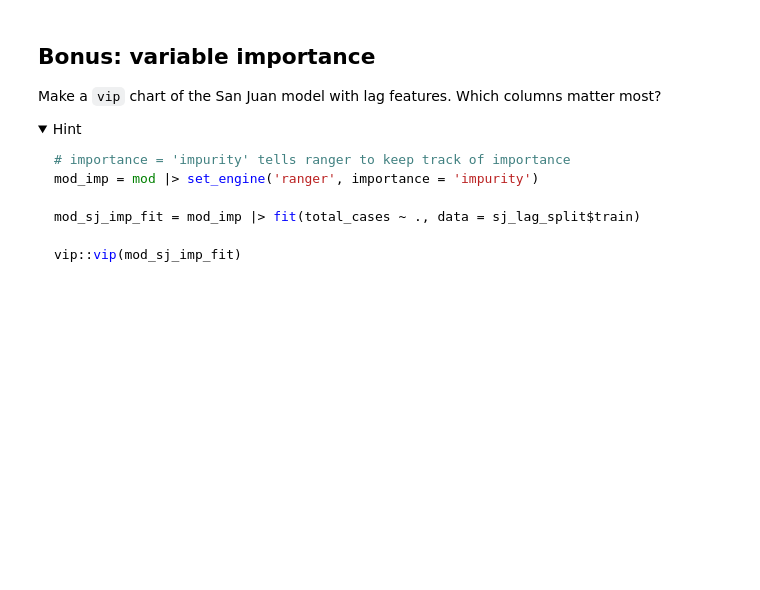
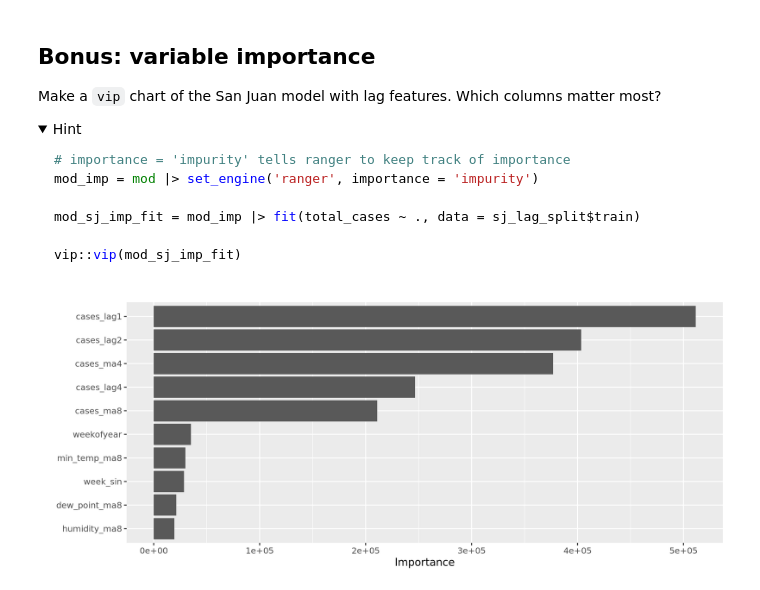
Before and after one commit to lgheflin/codespace, a Jupyter notebook: exercises/14-dengue-exercise.ipynb, the cells around one changed output. Saved outputs shown, nothing was run; the diff lists cells and outputs as text; code cells hidden in the pictures; folded sections open; blank space fills up the shorter version.

````diff
--- a/exercises/14-dengue-exercise.ipynb
+++ b/exercises/14-dengue-exercise.ipynb
@@ -271,3 +464,13 @@ vip::vip(mod_sj_imp_fit)
 ```
 
 </details>
+# %%
+mod_imp = mod |>
+set_engine('ranger', importance = 'impurity')
+
+mod_sj_imp_fit = mod_imp |>
+fit(total_cases ~ ., data = sj_lag_split$train)
+
+vip::vip(mod_sj_imp_fit)
+# %% [output]
+[figure, added]
````
Also changed, not shown: parts of 13 cells of this notebook.
